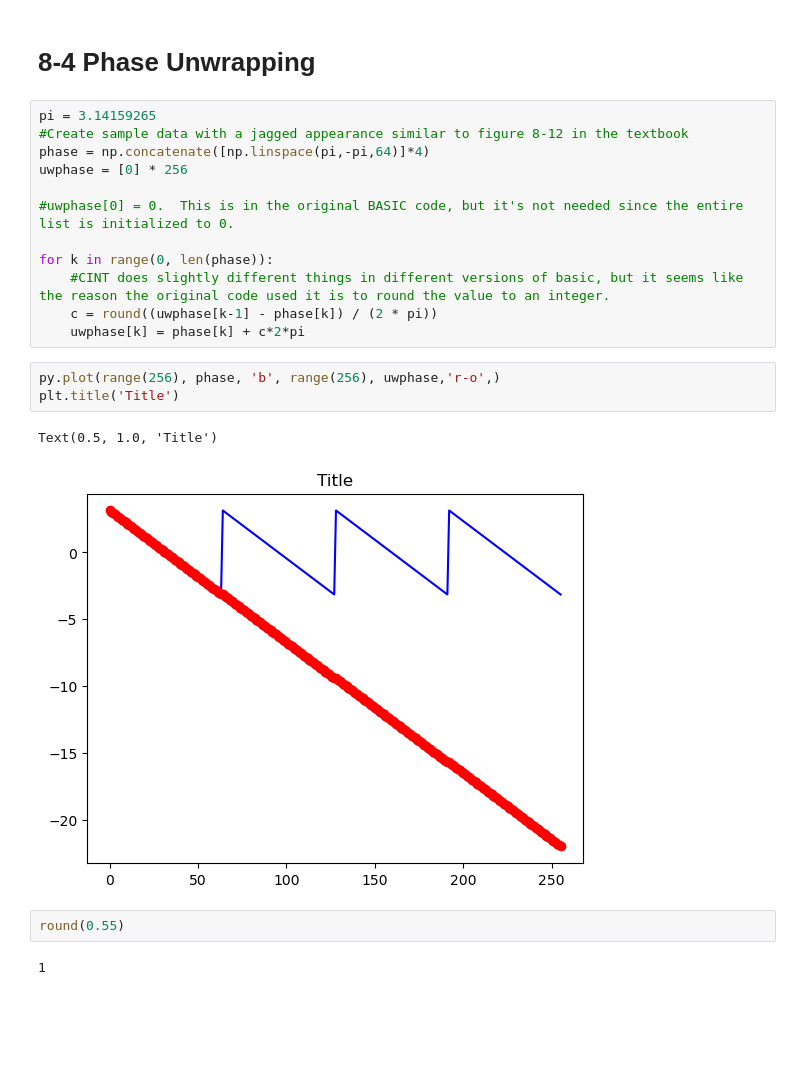
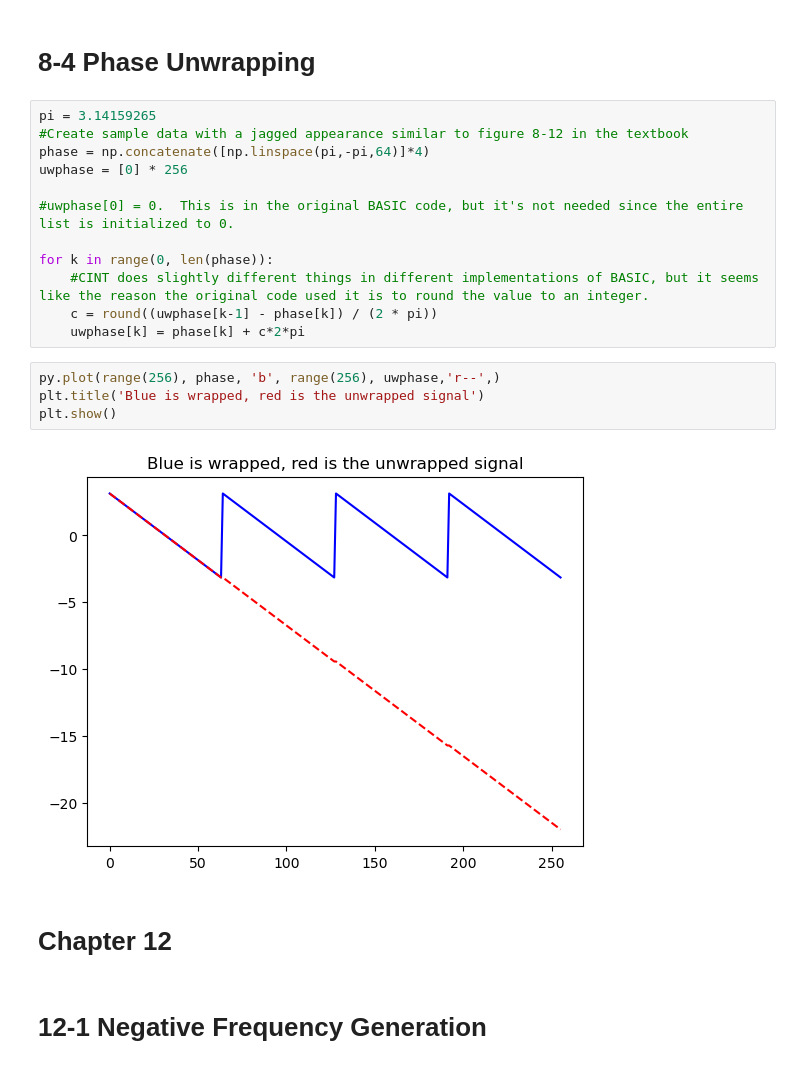
Before and after one commit to ujkam/sciengguidedsp_py, a Jupyter notebook: All_Chapters.ipynb, the cells around one changed output. Cells and saved outputs as stored; diff of their text form; blank space fills up the shorter version.

```diff
--- a/All_Chapters.ipynb
+++ b/All_Chapters.ipynb
@@ -289,16 +286,16 @@ uwphase = [0] * 256
 #uwphase[0] = 0.  This is in the original BASIC code, but it's not needed since the entire list is initialized to 0.
 
 for k in range(0, len(phase)):
-    #CINT does slightly different things in different versions of basic, but it seems like the reason the original code used it is to round the value to an integer.
+    #CINT does slightly different things in different implementations of BASIC, but it seems like the reason the original code used it is to round the value to an integer.
     c = round((uwphase[k-1] - phase[k]) / (2 * pi))
     uwphase[k] = phase[k] + c*2*pi
 # %%
-py.plot(range(256), phase, 'b', range(256), uwphase,'r-o',)
-plt.title('Title')
+py.plot(range(256), phase, 'b', range(256), uwphase,'r--',)
+plt.title('Blue is wrapped, red is the unwrapped signal')
+plt.show()
 # %% [output]
-Text(0.5, 1.0, 'Title')
-[figure, old version]
+[figure, new version]
-# %%
-round(0.55)
-# %% [output]
-1
+# %% [markdown]
+# Chapter 12
+# %% [markdown]
+# 12-1 Negative Frequency Generation
```
Also changed, not shown: parts of 19 cells of this notebook.
